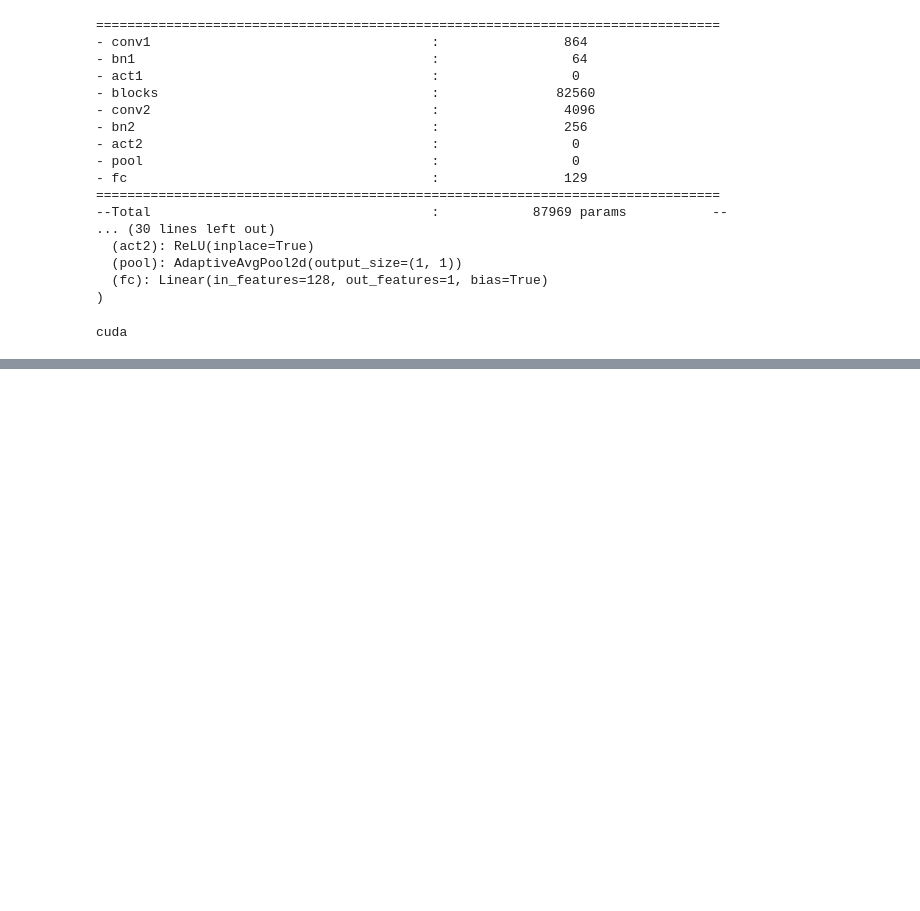
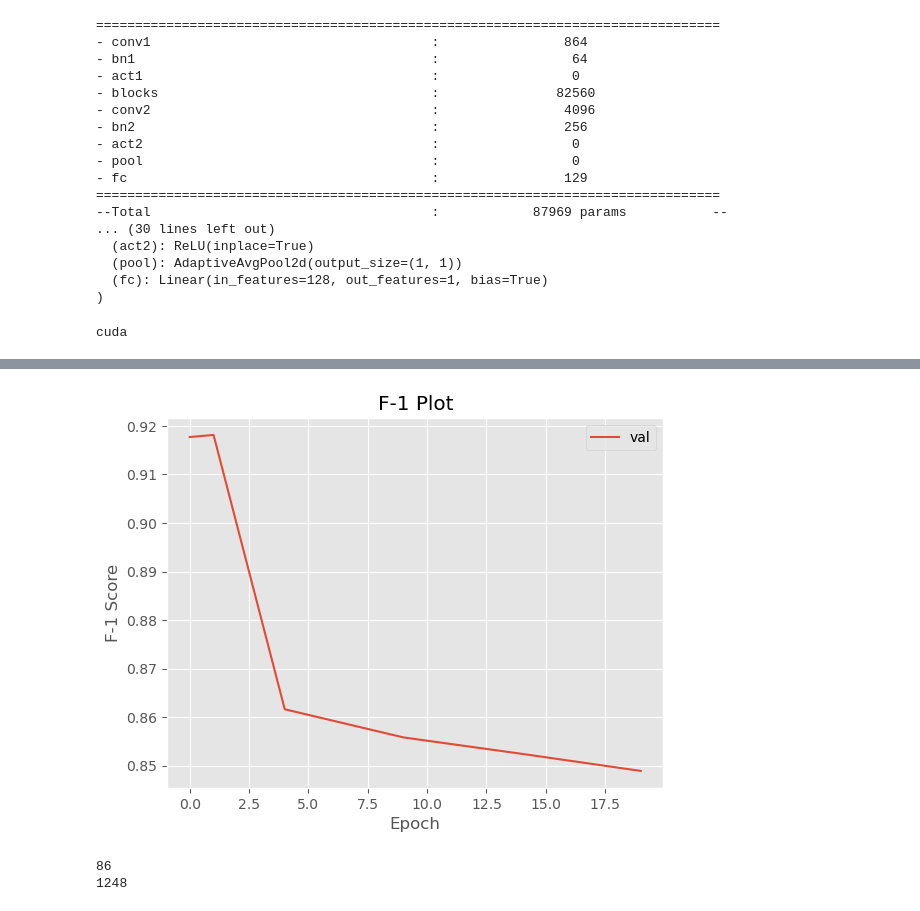
Before and after one commit to o0BB0o/cv_project_deepfake, a Jupyter notebook: test2_2.ipynb, the cells around one changed output, grey strips where cells are left out. Saved outputs shown, nothing was run; the diff lists cells and outputs as text; code cells hidden in the pictures; blank space fills up the shorter version.

Commit message:
Update_tests

```diff
--- a/test2_2.ipynb
+++ b/test2_2.ipynb
@@ -462 +464,19 @@ r = eval_example(model, real_dirs_t)
 Prediction: REAL
+# %%
+def plot_F1(val, test_frequency, num_epochs):
+    indices = [i for i in range(num_epochs) if ((i+1)%test_frequency == 0 or i ==0 or i == 1)]
+    plt.plot(indices, val, label="val")
+    plt.title("F-1 Plot")
+    plt.ylabel("F-1 Score")
+    plt.xlabel("Epoch")
+    plt.legend()
+    plt.show()
+plot_F1(test_f1_list, test_interval, num_epochs)
+# %% [output]
+[figure, added]
+# %%
+print(len(real_dirs_t))
+print(len(fake_dirs_t))
+# %% [output]
+86
+1248
```
Also changed, not shown: parts of 9 cells of this notebook, 3 other files.
